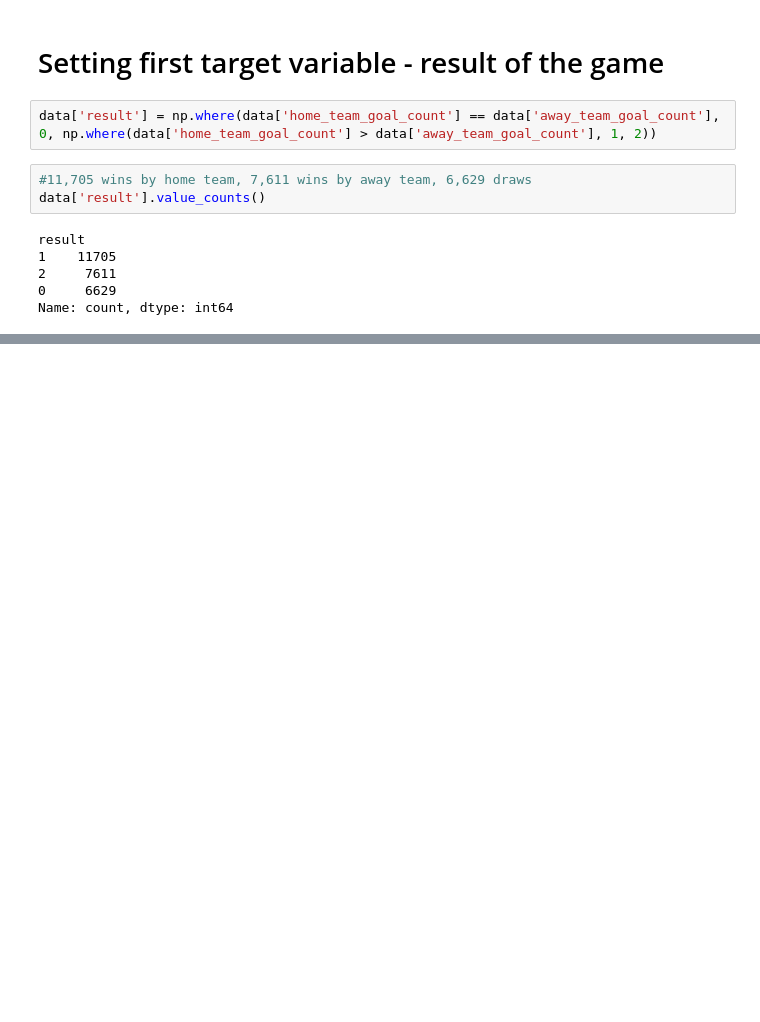
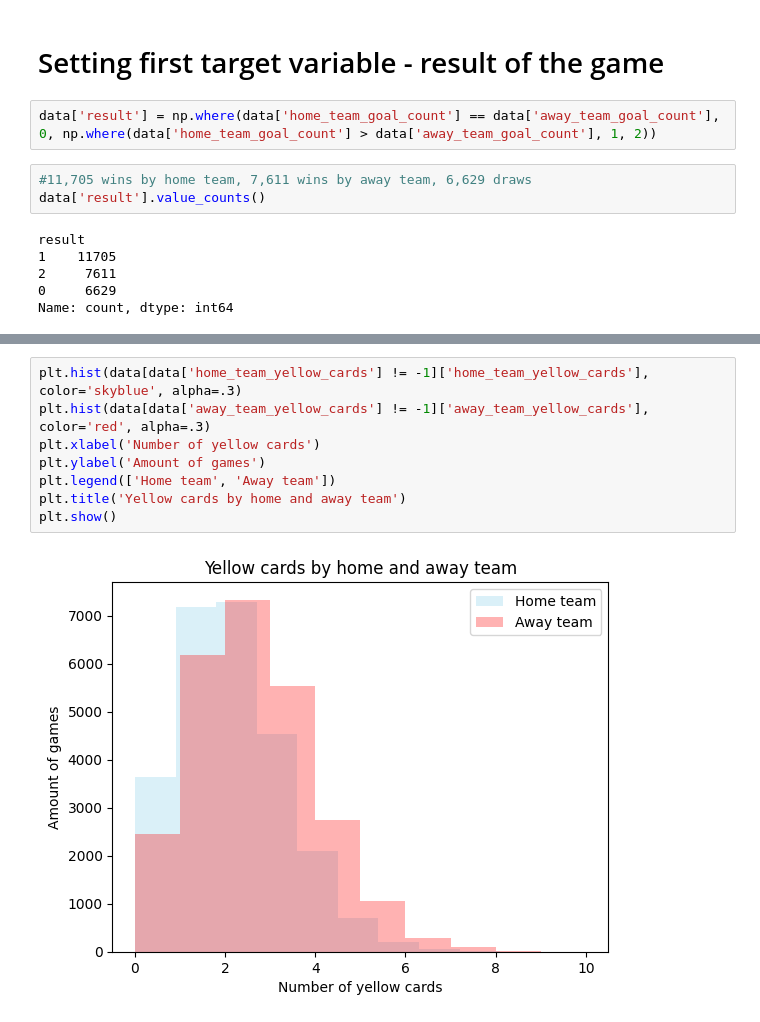
Before and after one commit to lukaszlewickii/football_games_predictor, a Jupyter notebook: eda.ipynb, the cells around one changed output, grey strips where cells are left out. Saved outputs shown, nothing was run; the diff lists cells and outputs as text; blank space fills up the shorter version.

```diff
--- a/eda.ipynb
+++ b/eda.ipynb
@@ -78,0 +158,10 @@ Name: count, dtype: int64
+# %%
+plt.hist(data[data['home_team_yellow_cards'] != -1]['home_team_yellow_cards'], color='skyblue', alpha=.3)
+plt.hist(data[data['away_team_yellow_cards'] != -1]['away_team_yellow_cards'], color='red', alpha=.3)
+plt.xlabel('Number of yellow cards')
+plt.ylabel('Amount of games')
+plt.legend(['Home team', 'Away team'])
+plt.title('Yellow cards by home and away team')
+plt.show()
+# %% [output]
+[figure, added]
```
Also changed, not shown: parts of 19 cells of this notebook, 1 other file.
